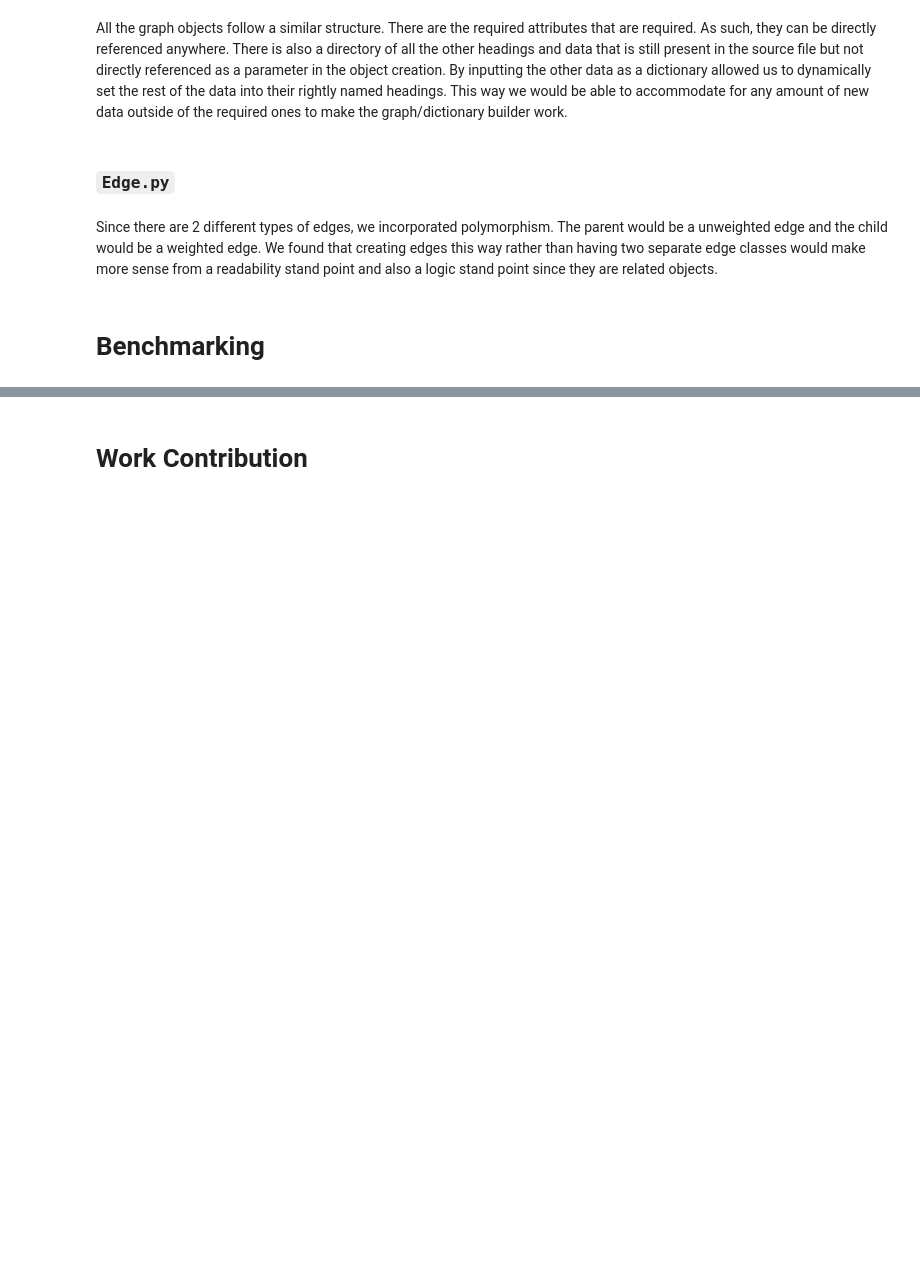
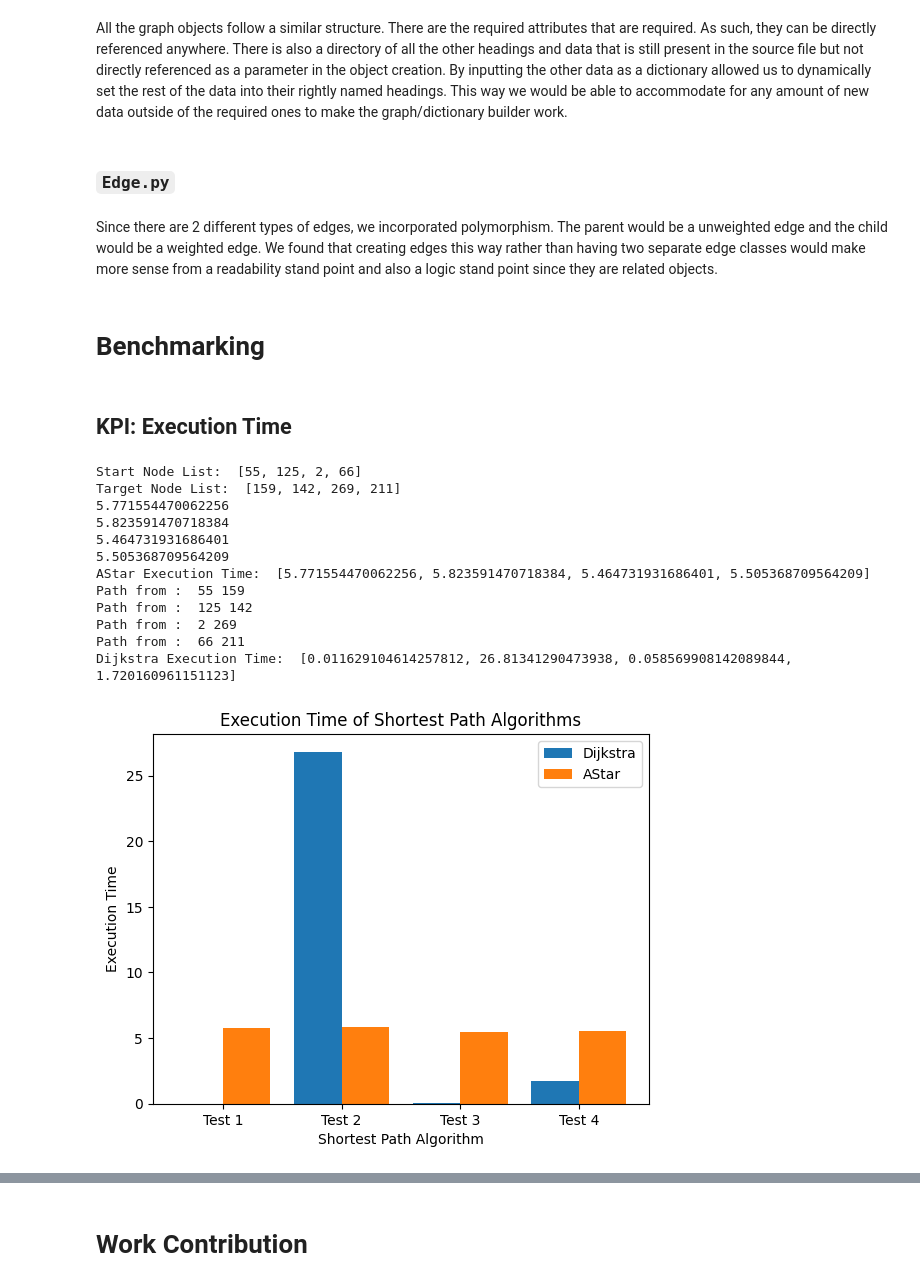
Before and after one commit to JenniferYe25/subway-transit-library, a Jupyter notebook: graph_lab.ipynb, the cells around one changed output, grey strips where cells are left out. Cells and saved outputs as stored; diff of their text form; code cells hidden in the pictures; blank space fills up the shorter version.

```diff
--- a/graph_lab.ipynb
+++ b/graph_lab.ipynb
@@ -123,6 +126,81 @@ All the graph objects follow a similar structure. There are the required attribu
 Since there are 2 different types of edges, we incorporated polymorphism. The parent would be a unweighted edge and the child would be a weighted edge. We found that creating edges this way rather than having two separate edge classes would make more sense from a readability stand point and also a logic stand point since they are related objects.
 # %% [markdown]
 # Benchmarking
+# %% [markdown]
+## KPI: Execution Time
+# %%
+from random import *
+import time
+import matplotlib.pyplot as plt
+import numpy as np
+from Library.GraphBuilder import *
+from PathFinders.AStar import *
+from GraphObjs import *
+from PathFinders.Dijkstra import *
+
+
+graph = (GraphBuilder('_dataset/london.connections.csv',['station1','station2','time'],WeightedEdge,'undirected'))
+
+start_list = []
+for i in range(0, 4):
+    # any random numbers from 0 to 1000
+    start_list.append(randint(1,279))
+
+end_list = []
+for i in range(0, 4):
+    # any random numbers from 0 to 1000
+    end_list.append(randint(1,279))
+
+AStarExecutionTime= []
+for i in range(0,4):
+    start_node = start_list[i]
+    target_node = end_list[i]
+    graph = (GraphBuilder('_dataset/london.connections.csv',['station1','station2','time'],WeightedEdge,'undirected'))
+    start = time.time()
+    A_Algo = AStar(graph,267,124,'_dataset/london.stations.csv',['id'],Station,'latitude','longitude')
+    distances,parent = A_Algo.run()
+    end = time.time()
+    AStarExecutionTime.append(end - start)
+print("AStar Execution Time: ", AStarExecutionTime)
+
+DijkstraExecutionTime= []
+for i in range(0,4):
+    start_node = start_list[i]
+    target_node = end_list[i]
+    start = time.time()
+    Algo=Dijkstra(graph, start_node,target_node)
+    Algo.run()
+    end = time.time()
+    DijkstraExecutionTime.append(end - start)
+print("Dijkstra Execution Time: " , DijkstraExecutionTime)
+
+X = ["Test 1" , "Test 2", "Test 3", "Test 4"]
+X_axis = np.arange(len(X))
+
+plt.bar(X_axis -0.2,DijkstraExecutionTime, 0.4, label = 'Dijkstra')
+plt.bar(X_axis + 0.2, AStarExecutionTime, 0.4, label = 'AStar')
+
+plt.xticks(X_axis, X)
+# plt.yticks(np.arange(0, 6, 0.02), label=" ")
+plt.xlabel("Shortest Path Algorithm")
+plt.ylabel("Execution Time")
+plt.title("Execution Time of Shortest Path Algorithms")
+plt.legend()
+plt.show()
+# %% [output]
+Start Node List:  [55, 125, 2, 66]
+Target Node List:  [159, 142, 269, 211]
+5.771554470062256
+5.823591470718384
+5.464731931686401
+5.505368709564209
+AStar Execution Time:  [5.771554470062256, 5.823591470718384, 5.464731931686401, 5.505368709564209]
+Path from :  55 159
+Path from :  125 142
+Path from :  2 269
+Path from :  66 211
+Dijkstra Execution Time:  [0.011629104614257812, 26.81341290473938, 0.058569908142089844, 1.720160961151123]
+[figure, added]
 # %% [markdown]
 
 **Dijkstra Execution Time:** <br>
```
Also changed, not shown: parts of 8 cells of this notebook, 5 other files.
